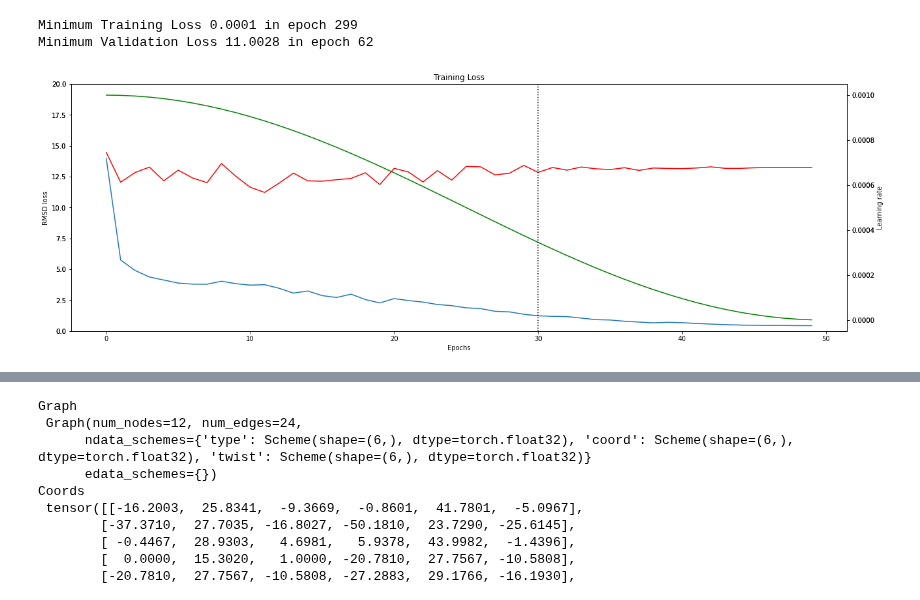
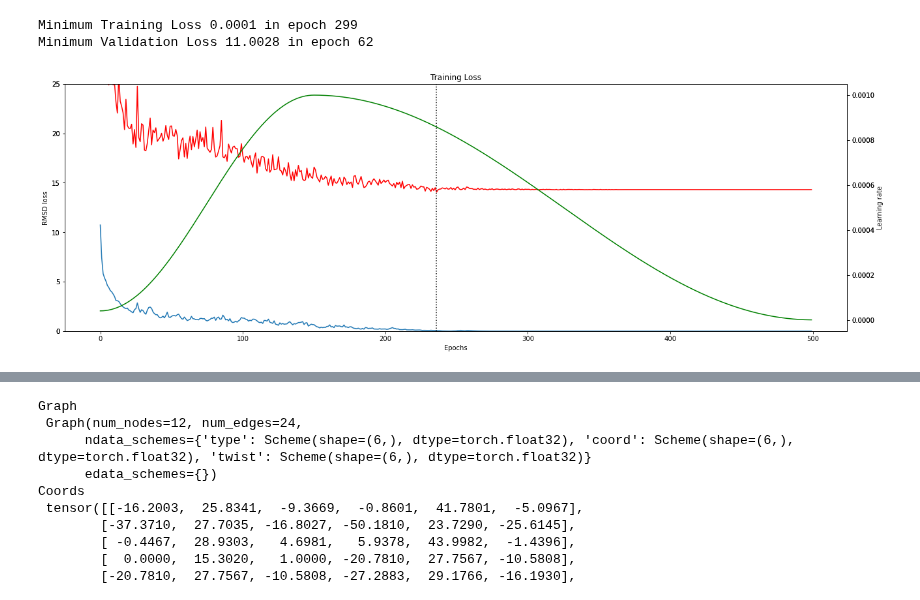
Before and after one commit to milang9/3d_classifier, a Jupyter notebook: 3d_classifier.ipynb, the cells around one changed output, grey strips where cells are left out. Cells and saved outputs as stored; diff of their text form; code cells hidden in the pictures.

```diff
--- a/3d_classifier.ipynb
+++ b/3d_classifier.ipynb
@@ -180,18 +180,18 @@ class CG_Classifier(th.nn.Module):
         self.conv2 = dglnn.TAGConv(200, 150, k=2, activation=F.elu)
         self.conv3 = dglnn.TAGConv(150, 100, k=2, activation=F.elu)
         self.conv4 = dglnn.TAGConv(100, 50, k=2, activation=F.elu)
-        #self.conv5 = dglnn.TAGConv(50, 25, k=2, activation=F.elu)
+        self.conv5 = dglnn.TAGConv(50, 25, k=2, activation=F.elu)
 
-        self.sage_conv1 = dglnn.SAGEConv(50*num_features, 100, 'pool') # sageconv 'pool' 'gcn'
+        self.sage_conv1 = dglnn.SAGEConv(25*num_features, 100, 'pool') # sageconv 'pool' 'gcn'
         self.sage_conv2 = dglnn.SAGEConv(100, 60, 'pool')
         self.sage_conv3 = dglnn.SAGEConv(60, 40, 'pool')
-        #self.sage_conv4 = dglnn.SAGEConv(40, 30, 'pool')
-        #self.sage_conv5 = dglnn.SAGEConv(30, 20, 'pool')
+        self.sage_conv4 = dglnn.SAGEConv(40, 30, 'pool')
+        self.sage_conv5 = dglnn.SAGEConv(30, 20, 'pool')
 
         self.readout = dglnn.AvgPooling() #SumPooling() #dglnn.Set2Set(20, 3, 3) # AvgPooling worked best
 
         self.classify = th.nn.Sequential(
-            th.nn.Linear(40, 512),
+            th.nn.Linear(20, 512),
             th.nn.ELU(),
             th.nn.Linear(512, 512),
             th.nn.ELU(),
@@ -213,19 +213,19 @@ class CG_Classifier(th.nn.Module):
         nt = self.conv2(g, nt)
         nt = self.conv3(g, nt)
         nt = self.conv4(g, nt)
-        #nt = self.conv5(g, nt)
+        nt = self.conv5(g, nt)
 
         nc = self.conv1(g, nc)
         nc = self.conv2(g, nc)
         nc = self.conv3(g, nc)
         nc = self.conv4(g, nc)
-        #nc = self.conv5(g, nc)
+        nc = self.conv5(g, nc)
 
         nw = self.conv1(g, nw)
         nw = self.conv2(g, nw)
         nw = self.conv3(g, nw)
         nw = self.conv4(g, nw)
-        #nw = self.conv5(g, nw)
+        nw = self.conv5(g, nw)
 
         #combine the features
         g.ndata["combi"] = th.cat((nt, nc, nw), 1)
@@ -234,8 +234,8 @@ class CG_Classifier(th.nn.Module):
         combi = self.sage_conv1(g, combi)
         combi = self.sage_conv2(g, combi)
         combi = self.sage_conv3(g, combi)
-        #combi = self.sage_conv4(g, combi)
-        #combi = self.sage_conv5(g, combi)
+        combi = self.sage_conv4(g, combi)
+        combi = self.sage_conv5(g, combi)
 
         tcw = self.readout(g, combi)
 
@@ -247,7 +247,7 @@ class CG_Classifier(th.nn.Module):
 #Training Set
 import dgl.dataloading as dtl
 
-training_dir = "./data/training_set"
+training_dir = "./data/train_set"
 rmsd_list = "./data/truncated_train_rmsd.txt" #"./data/train_rmsd_list.txt"
 
 training_dataset = CGDataset(training_dir, rmsd_list, device)
@@ -269,14 +269,14 @@ model = CG_Classifier(
 
 model.to(device)
 
-epochs = 50
+epochs = 500
 
 b_size = 64
 train_dataloader = dtl.pytorch.GraphDataLoader(training_dataset, batch_size=b_size, shuffle=True)#, use_ddp=True)
 
 
 opt = th.optim.Adam(model.parameters(), lr=1e-3) #SGD(model.parameters(), lr=1e-2, momentum=0.9) #
-scheduler = th.optim.lr_scheduler.CosineAnnealingWarmRestarts(opt, T_0=50) #OneCycleLR(opt, max_lr=1e-3, steps_per_epoch=len(train_dataloader), epochs=epochs)  #
+scheduler = th.optim.lr_scheduler.OneCycleLR(opt, max_lr=1e-3, steps_per_epoch=len(train_dataloader), epochs=epochs)  #CosineAnnealingWarmRestarts(opt, T_0=100) #
 model.train()
 
 
@@ -303,8 +303,8 @@ for epoch in range(epochs):
         opt.step()
         epoch_loss += loss.detach().item()
 
-    #apply lr changes according to scheme
-    scheduler.step()
+        #apply lr changes according to scheme
+        scheduler.step()
 
     epoch_loss /= (iter + 1)
     epoch_losses.append(epoch_loss)
@@ -340,6 +340,6 @@ plt.plot(val_losses, 'r')
 plt.title("Training Loss")
 plt.xlabel("Epochs")
 plt.ylabel("RMSD loss")
-plt.ylim(ymax=15, ymin=0)
+plt.ylim(ymax=18, ymin=0)
 plt.draw()
 # %% [output]
@@ -360,7 +364,7 @@ Minimum Validation Loss 11.2216 in epoch 11
 # %%
 #store training run data
 
-file = "loss_data_2022-02-08.txt"
+file = "loss_data_2022-02-11.txt"
 
 with open("data/" + file, "w") as fh:
     fh.write(str(epoch_losses) + "\n")
@@ -388,27 +392,27 @@ Minimum Validation Loss 11.0028 in epoch 62
 # %%
 #plot the training run
 fig, ax1 = plt.subplots(layout='constrained', figsize=(18, 6))
-ax1.secondary_yaxis('left', ylim=17)
+ax1.secondary_yaxis('left')
 ax1.plot(epoch_losses)
 ax1.plot(val_losses, 'r')
 ax2 = ax1.twinx()
 ax2.secondary_yaxis('right')
 ax2.plot(learning_rates, 'g')
 plt.title("Training Loss")
 ax1.set_xlabel("Epochs")
 ax1.set_ylabel("RMSD loss")
 ax2.set_ylabel("Learning rate")
-ax1.set_ybound(lower=0, upper=20)
-plt.axvline(x = 30, c = 'black', ls = ':')
+ax1.set_ybound(lower=0, upper=25)
+plt.axvline(x = 236, c = 'black', ls = ':')
 #plt.axvline(x = 96, c = 'black', ls = ':')
 #plt.axvline(x = 145, c = 'black', ls = ':')
 #plt.axvline(x = 190, c = 'black', ls = ':')
 #plt.axvline(x = 250, c = 'black', ls = ':')
 #plt.axvline(x = 321, c = 'black', ls = ':')
 #plt.axvline(x = 404, c = 'black', ls = ':')
 plt.draw()
 # %% [output]
-[figure, old version]
+[figure, new version]
 # %%
 #Test Data
 test_dir = "./data/test_set"
```
Also changed, not shown: parts of 4 cells of this notebook, 1 other file.
